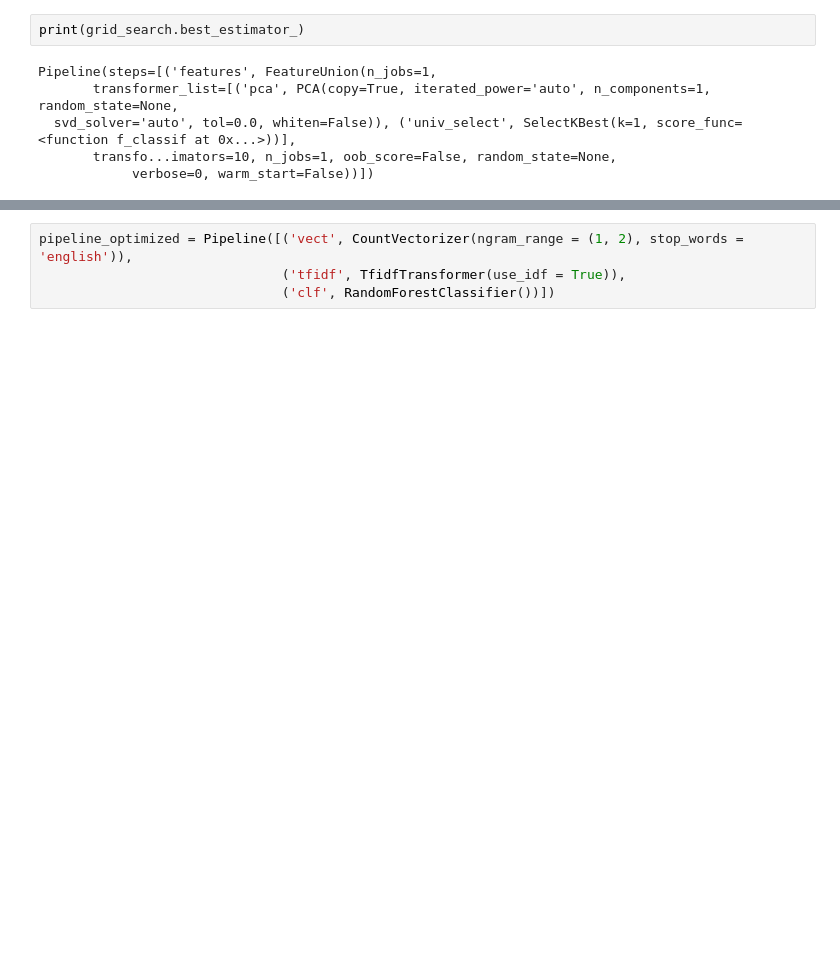
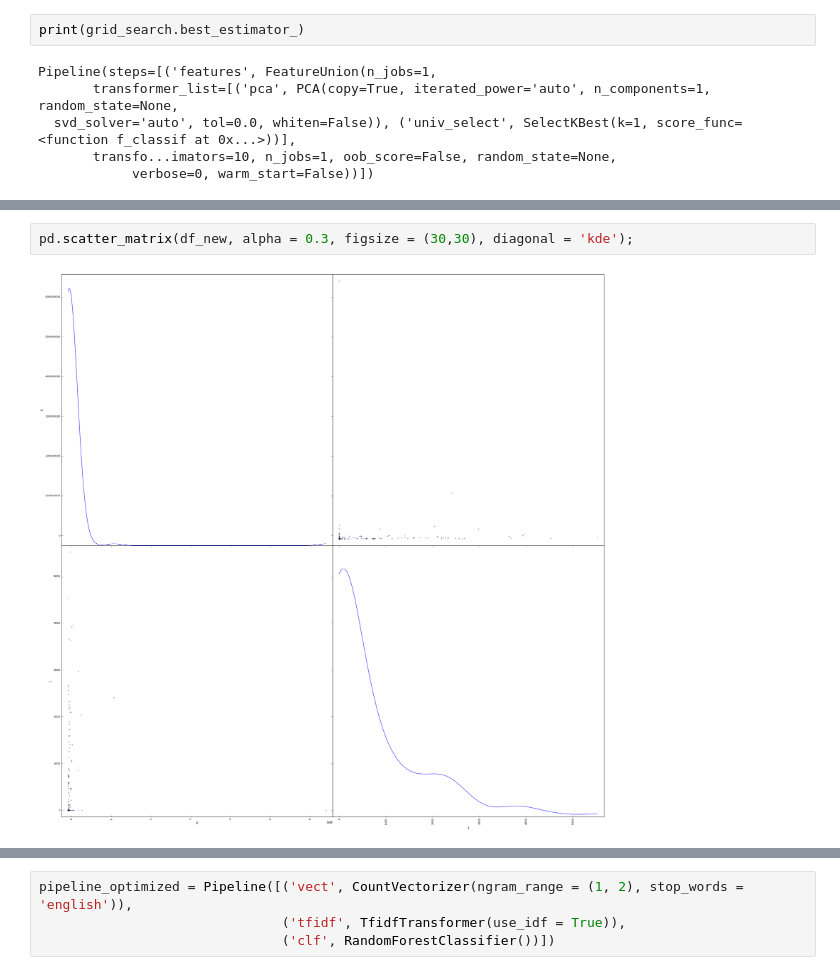
Before and after one commit to djhavera/MachineLearning, a Jupyter notebook: Enron_Project.ipynb, the cells around one changed output, grey strips where cells are left out. Cells and saved outputs as stored; diff of their text form; blank space fills up the shorter version.

```diff
--- a/Enron_Project.ipynb
+++ b/Enron_Project.ipynb
@@ -273,0 +289,4 @@ X_features = combined_features.fit(df, poi_df).transform(df)
+# %%
+pd.scatter_matrix(df_new, alpha = 0.3, figsize = (30,30), diagonal = 'kde');
+# %% [output]
+[figure, added]
```
Also changed, not shown: parts of 23 cells of this notebook.
